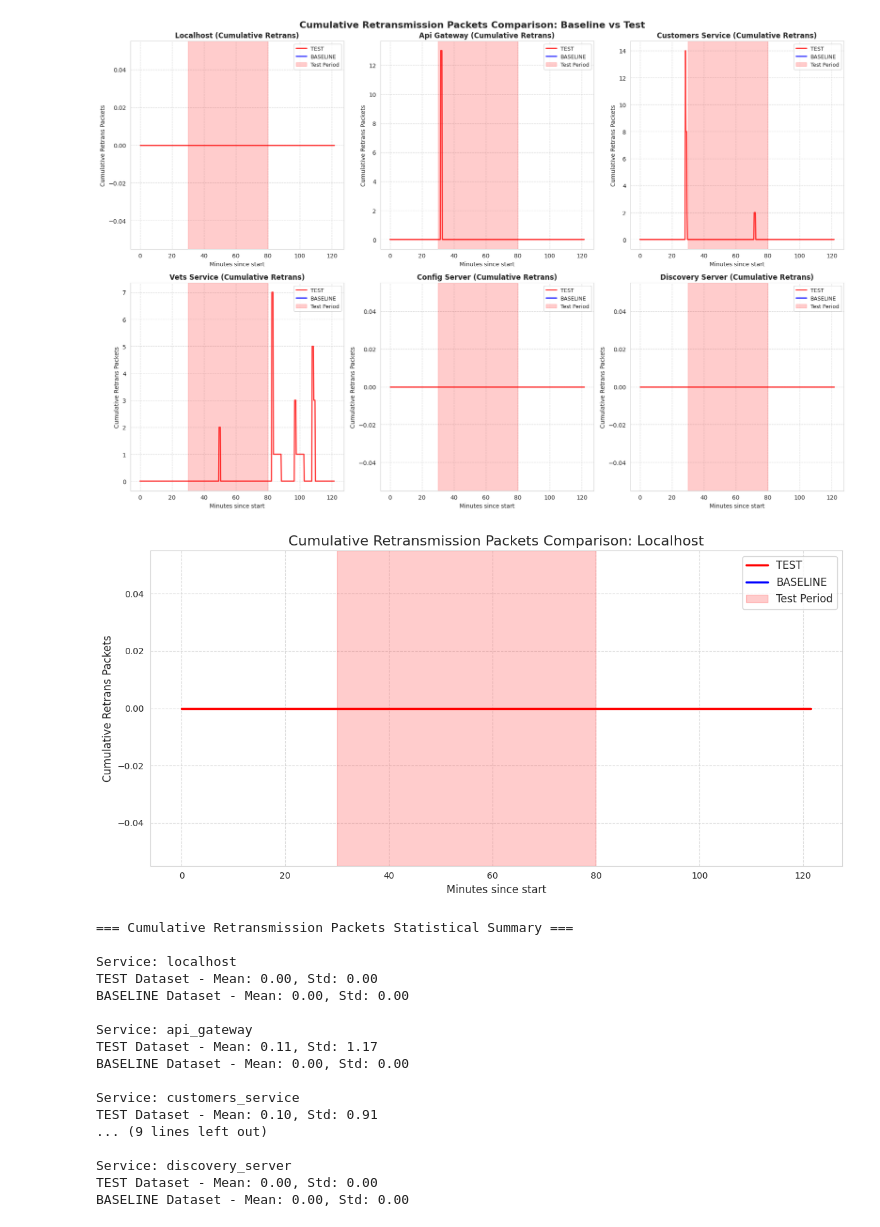
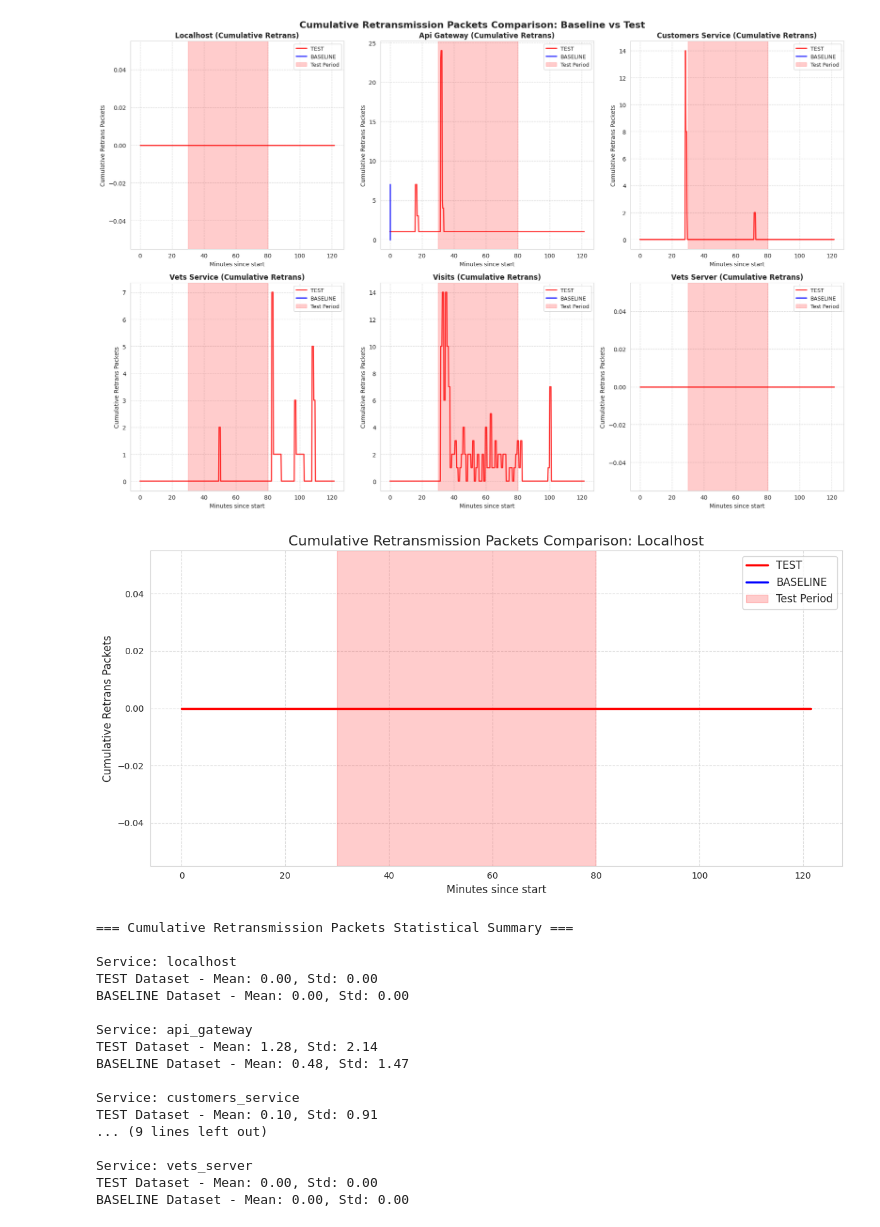
Before and after one commit to alessandroCassani/gray-sentinel, a Jupyter notebook: results/gatewayDelay/tcp related/tcp_visual.ipynb, the cells around one changed output. Saved outputs shown, nothing was run; the diff lists cells and outputs as text; code cells hidden in the pictures.

```diff
--- a/results/gatewayDelay/tcp related/tcp_visual.ipynb
+++ b/results/gatewayDelay/tcp related/tcp_visual.ipynb
@@ -146,10 +123,12 @@ import matplotlib.pyplot as plt
 import seaborn as sns
 import numpy as np
 from scipy import stats
+import re
 
 # Load the retransmission data
-df_test = pd.read_csv("retrans_packets.csv")  # Replace with your test retrans file path_
-df_baseline = pd.read_csv("../../baseline/tcp related/retrans_packets.csv")  # Replace with your baseline retrans file path
+df_test = pd.read_csv("retrans_packets.csv")  # Replace with your test retrans file path
+df_baseline = pd.read_csv("../../baseline/tcp related/retrans_packets.csv")
+  # Replace with your baseline retrans file path
 
 # Function to replace NaN with mode for each column
 def replace_nan_with_mode(df):
@@ -195,6 +174,10 @@ def create_cumulative_metrics(df):
     for col in metric_columns:
         if '_client_' in col or '_server_' in col:
             service_name = col.split('_client_')[0] if '_client_' in col else col.split('_server_')[0]
+        elif col.endswith('_client') or col.endswith('_server'):
+            service_name = col.replace('_client', '').replace('_server', '')
+        elif any(digit in col for digit in '23456789'):  # servizi numerati
+            service_name = re.sub(r'\d+', '', col)
         else:
             service_name = col
 
@@ -202,20 +185,48 @@ def create_cumulative_metrics(df):
             service_groups[service_name] = []
         service_groups[service_name].append(col)
 
-    # Create cumulative dataframe
+    # Crea nuovo DataFrame cumulativo
     cumulative_df = df[['Time', 'Minutes', 'source']].copy()
 
     for service, columns in service_groups.items():
-        cumulative_df[f'{service}_cumulative'] = df[columns].fillna(0).sum(axis=1)
+        numeric_data = df[columns].select_dtypes(include=['number']).fillna(0)
+        if not numeric_data.empty:
+            cumulative_df[f'{service}_cumulative'] = numeric_data.sum(axis=1)
+        else:
+            cumulative_df[f'{service}_cumulative'] = 0
 
     return cumulative_df
 
+
 # Create cumulative metrics
+print("=== Creating cumulative metrics for TEST dataset ===")
 df_test_cumulative = create_cumulative_metrics(df_test)
+print(f"TEST cumulative data shape: {df_test_cumulative.shape}")
+
+print("\n=== Creating cumulative metrics for BASELINE dataset ===")
 df_baseline_cumulative = create_cumulative_metrics(df_baseline)
+print(f"BASELINE cumulative data shape: {df_baseline_cumulative.shape}")
+
+# Check if both datasets have data
+print(f"\nTEST data time range: {df_test_cumulative['Time'].min()} to {df_test_cumulative['Time'].max()}")
+print(f"BASELINE data time range: {df_baseline_cumulative['Time'].min()} to {df_baseline_cumulative['Time'].max()}")
 
 # Get cumulative metrics columns
 cumulative_metrics = [col for col in df_test_cumulative.columns if col.endswith('_cumulative')]
+baseline_cumulative_metrics = [col for col in df_baseline_cumulative.columns if col.endswith('_cumulative')]
+
+print(f"\nTEST cumulative metrics: {cumulative_metrics}")
+print(f"BASELINE cumulative metrics: {baseline_cumulative_metrics}")
+
+# Ensure both datasets have the same metrics
+common_metrics = list(set(cumulative_metrics) & set(baseline_cumulative_metrics))
+print(f"Common metrics between TEST and BASELINE: {common_metrics}")
+
+if not common_metrics:
+    print("WARNING: No common metrics found between TEST and BASELINE datasets!")
+    print("This might cause plotting issues.")
+
+cumulative_metrics = common_metrics if common_metrics else cumulative_metrics
 
 # Select key services including localhost, api_gateway, customers_service, vets_service, and others
 key_services = [
@@ -247,11 +258,23 @@ for i, metric in enumerate(key_cumulative_metrics):
     if i < len(axes_flat):
         ax = axes_flat[i]
 
-        # Plot lines
-        ax.plot(df_test_cumulative["Minutes"], df_test_cumulative[metric],
-                label="TEST", color='red', linewidth=2, alpha=0.8)
-        ax.plot(df_baseline_cumulative["Minutes"], df_baseline_cumulative[metric],
-                label="BASELINE", color='blue', linewidth=2, alpha=0.8)
+        # Check if metric exists in both datasets
+        if metric not in df_test_cumulative.columns:
+            print(f"Warning: {metric} not found in TEST dataset")
+            continue
+        if metric not in df_baseline_cumulative.columns:
+            print(f"Warning: {metric} not found in BASELINE dataset")
+            continue
+
+        # Plot lines with error handling
+        try:
+            ax.plot(df_test_cumulative["Minutes"], df_test_cumulative[metric],
+                    label="TEST", color='red', linewidth=2, alpha=0.8)
+            ax.plot(df_baseline_cumulative["Minutes"], df_baseline_cumulative[metric],
+                    label="BASELINE", color='blue', linewidth=2, alpha=0.8)
+        except Exception as e:
+            print(f"Error plotting {metric}: {e}")
+            continue
 
         # Add test period shading
         ax.axvspan(delay, delay + duration, color='red', alpha=0.2, label="Test Period")
@@ -367,4 +402,4 @@ Selected metrics for plotting: ['localhost_cumulative', 'api_gateway_cumulative'
-[figure, old version]
+[figure, new version]
 [figure]
 === Cumulative Retransmission Packets Statistical Summary ===
 
@@ -373,14 +408,14 @@ TEST Dataset - Mean: 0.00, Std: 0.00
 BASELINE Dataset - Mean: 0.00, Std: 0.00
 
 Service: api_gateway
-TEST Dataset - Mean: 0.11, Std: 1.17
-BASELINE Dataset - Mean: 0.00, Std: 0.00
+TEST Dataset - Mean: 1.28, Std: 2.14
+BASELINE Dataset - Mean: 0.48, Std: 1.47
 
 Service: customers_service
 TEST Dataset - Mean: 0.10, Std: 0.91
 ... (9 lines left out)
 
-Service: discovery_server
+Service: vets_server
 TEST Dataset - Mean: 0.00, Std: 0.00
 BASELINE Dataset - Mean: 0.00, Std: 0.00
 [figure]
```
Also changed, not shown: parts of 2 cells of this notebook, 1 other file.
